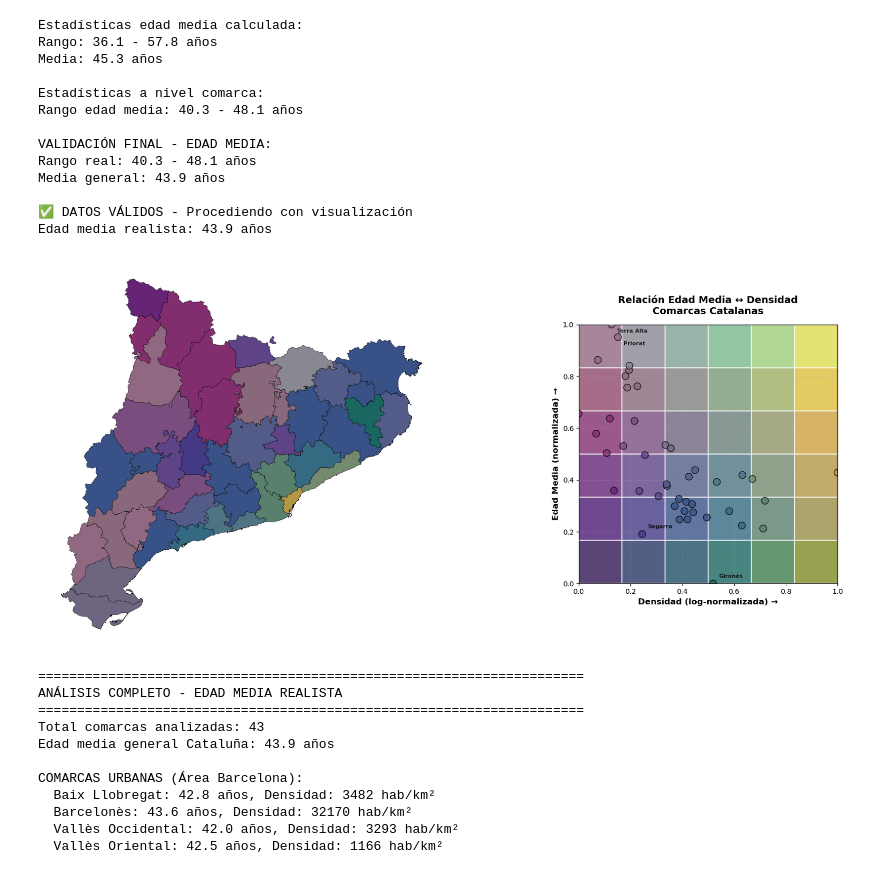
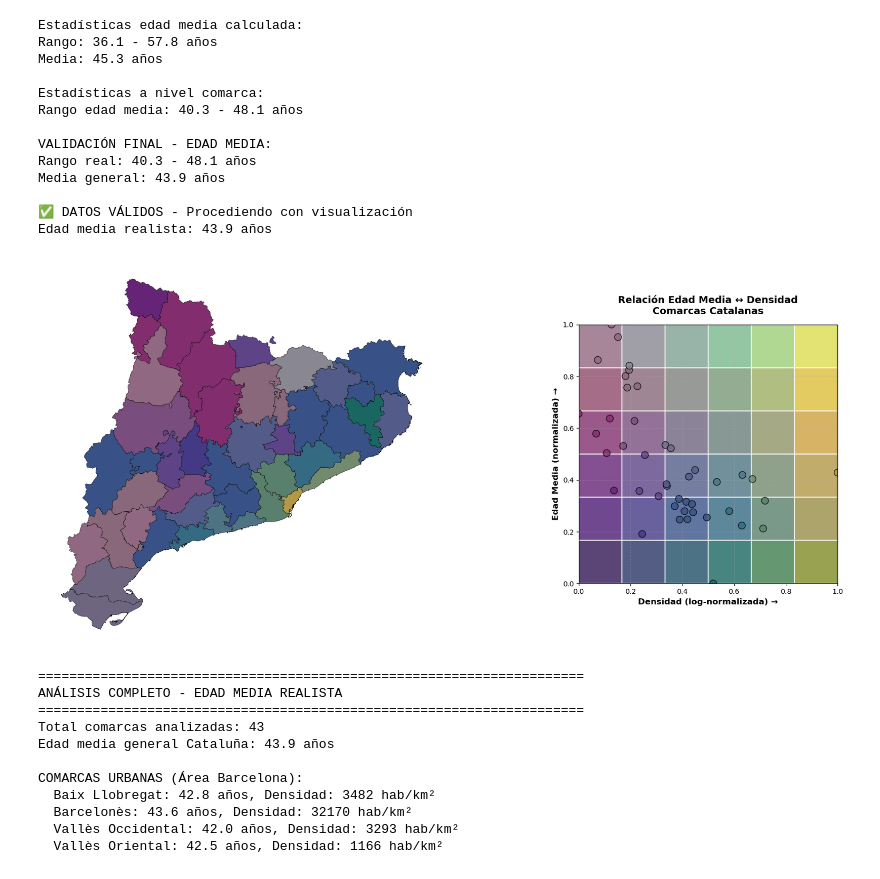
Before and after one commit to alexdeharo269/CatDef, a Jupyter notebook: javierfernandez.ipynb, the cells around one changed output. Drawn from its saved outputs; the diff is of its cells as text; code cells hidden in the pictures.

```diff
--- a/javierfernandez.ipynb
+++ b/javierfernandez.ipynb
@@ -1464,61 +1295,34 @@ ax = fig.add_subplot(gs[1])
 # Leyenda de colores
 for i in range(n_bins):
     for j in range(n_bins):
         color = color_mixto(i, j)
         rect = Rectangle((i/n_bins, j/n_bins), 1/n_bins, 1/n_bins,
                          facecolor=color, edgecolor='white', linewidth=1.5, alpha=0.8)
         ax.add_patch(rect)
 
 # Scatter plot
 scatter = sns.scatterplot(data=df_panel_sin_color, x='dens_norm', y='edad_norm', s=100,
                          edgecolor='black', linewidth=1, color='gray',
                          zorder=10, ax=ax, alpha=0.8)
 
 # CORRECCIÓN: Colorear los puntos usando la información de df_panel
 scatter_collections = ax.collections[0]
 scatter_collections.set_facecolors(list(df_panel['color_rgb']))
 
-# CORRECCIÓN: Etiquetar comarcas sin concatenar DataFrames problemáticos
-#comarcas_urbanas = ['Barcelonès', 'Baix Llobregat', 'Vallès Occidental', 'Vallès Oriental']
-
-# Etiquetar comarcas urbanas
-#for comarca in comarcas_urbanas:
- #   if comarca in df_panel_sin_color['comarca'].values:
- #       row = df_panel_sin_color[df_panel_sin_color['comarca'] == comarca].iloc[0]
- #       ax.annotate(comarca, (row['dens_norm'], row['edad_norm']),
- #                   xytext=(8, 8), textcoords='offset points', fontsize=9,
- #                   fontweight='bold', alpha=0.9,
- #                   bbox=dict(boxstyle="round,pad=0.3", facecolor="yellow", alpha=0.7))
-
-# Etiquetar las 2 comarcas más envejecidas
-top_2_viejas = df_panel_sin_color.nlargest(2, 'edad_media')
-for idx, row in top_2_viejas.iterrows():
-    if row['comarca'] not in comarcas_urbanas:  # Evitar duplicados
-        ax.annotate(row['comarca'], (row['dens_norm'], row['edad_norm']),
-                    xytext=(8, -12), textcoords='offset points', fontsize=8,
-                    fontweight='bold', alpha=0.8)
-
-# Etiquetar las 2 comarcas más jóvenes
-top_2_jovenes = df_panel_sin_color.nsmallest(2, 'edad_media')
-for idx, row in top_2_jovenes.iterrows():
-    if row['comarca'] not in comarcas_urbanas:  # Evitar duplicados
-        ax.annotate(row['comarca'], (row['dens_norm'], row['edad_norm']),
-                    xytext=(8, 8), textcoords='offset points', fontsize=8,
-                    fontweight='bold', alpha=0.8)
 
 ax.set_xlim(0, 1)
 ax.set_ylim(0, 1)
 ax.set_aspect('equal', 'box')
 ax.set_xlabel("Densidad (log-normalizada) →", fontsize=12, fontweight='bold')
 ax.set_ylabel("Edad Media (normalizada) →", fontsize=12, fontweight='bold')
 ax.set_title("Relación Edad Media ↔ Densidad\nComarcas Catalanas",
              fontsize=14, fontweight='bold', pad=15)
 ax.grid(True, alpha=0.3, linestyle='--')
 
 plt.tight_layout()
 plt.show()
 # %% [output]
-[figure, old version]
+[figure, new version]
 # %%
 # ---------------------------------------------------
 # 8) ANÁLISIS CON DATOS REALISTAS
```
Also changed, not shown: parts of 8 cells of this notebook, 5 other files.
